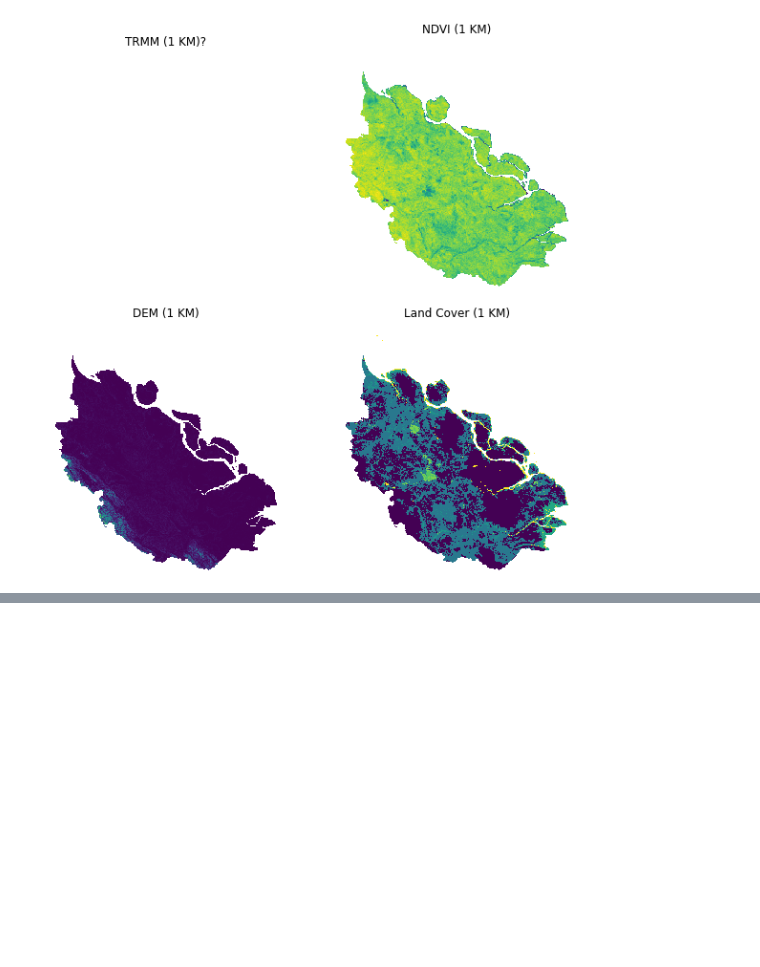
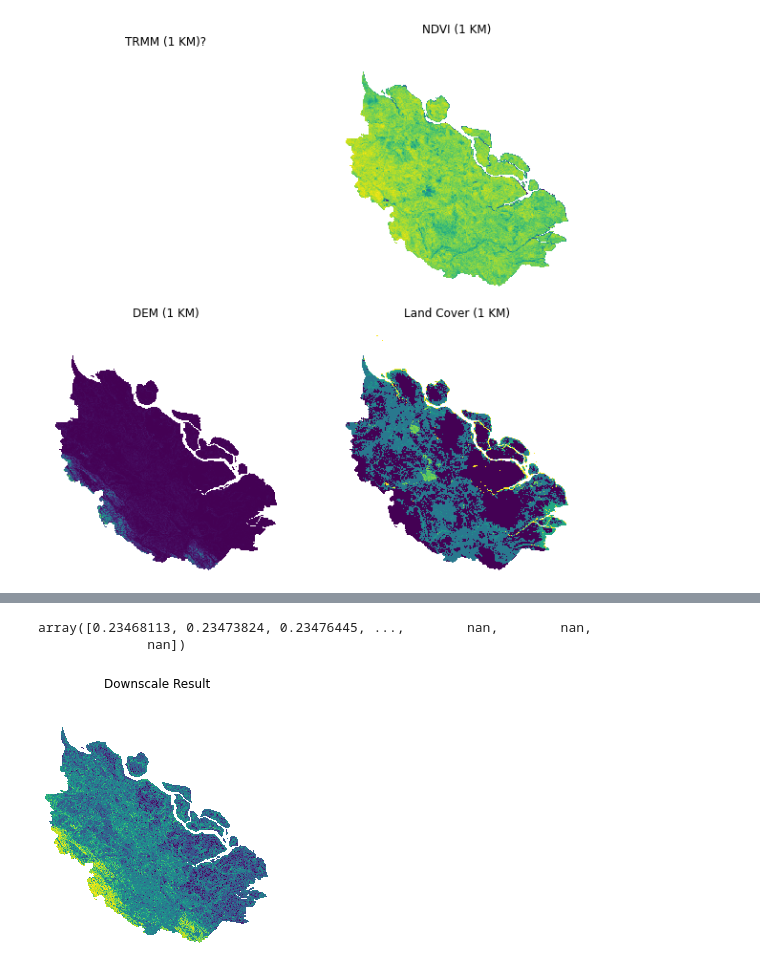
Before and after one commit to khalidmeister/trmm-downscaling, a Jupyter notebook: code_downscaling.ipynb, the cells around one changed output, grey strips where cells are left out. Saved outputs shown, nothing was run; the diff lists cells and outputs as text; code cells hidden in the pictures; blank space fills up the shorter version.

```diff
--- a/code_downscaling.ipynb
+++ b/code_downscaling.ipynb
@@ -673,0 +798,3 @@ ts
+# %%
+final_1km_df['precipitation'] = y_pred
+final_1km_df = final_1km_df[['row', 'col', 'ndvi', 'dem', 'land_cover', 'precipitation', 'x', 'y']]
@@ -673,0 +812,3 @@ ts
+# %%
+downscale_result = final_1km_df[['row', 'col', 'precipitation', 'x', 'y']]
+downscale_result.head()
@@ -673,0 +841,21 @@ ts
+# %%
+from tqdm import tqdm
+
+downscale_array = np.zeros(shape=(450, 423), dtype=float)
+row_col = downscale_result[['row', 'col', 'precipitation']]
+
+for i in tqdm(row_col.iterrows()):
+  downscale_array[int(i[1]['row']), int(i[1]['col'])] = i[1]['precipitation']
+# %%
+downscale_array[downscale_array == 0.0] = np.nan
+np.unique(downscale_array)
+# %% [output]
+array([0.23468113, 0.23473824, 0.23476445, ...,        nan,        nan,
+              nan])
+# %%
+plt.matshow(downscale_array)
+plt.title('Downscale Result')
+plt.axis('off')
+plt.show()
+# %% [output]
+[figure, added]
```
Also changed, not shown: parts of 30 cells of this notebook.
